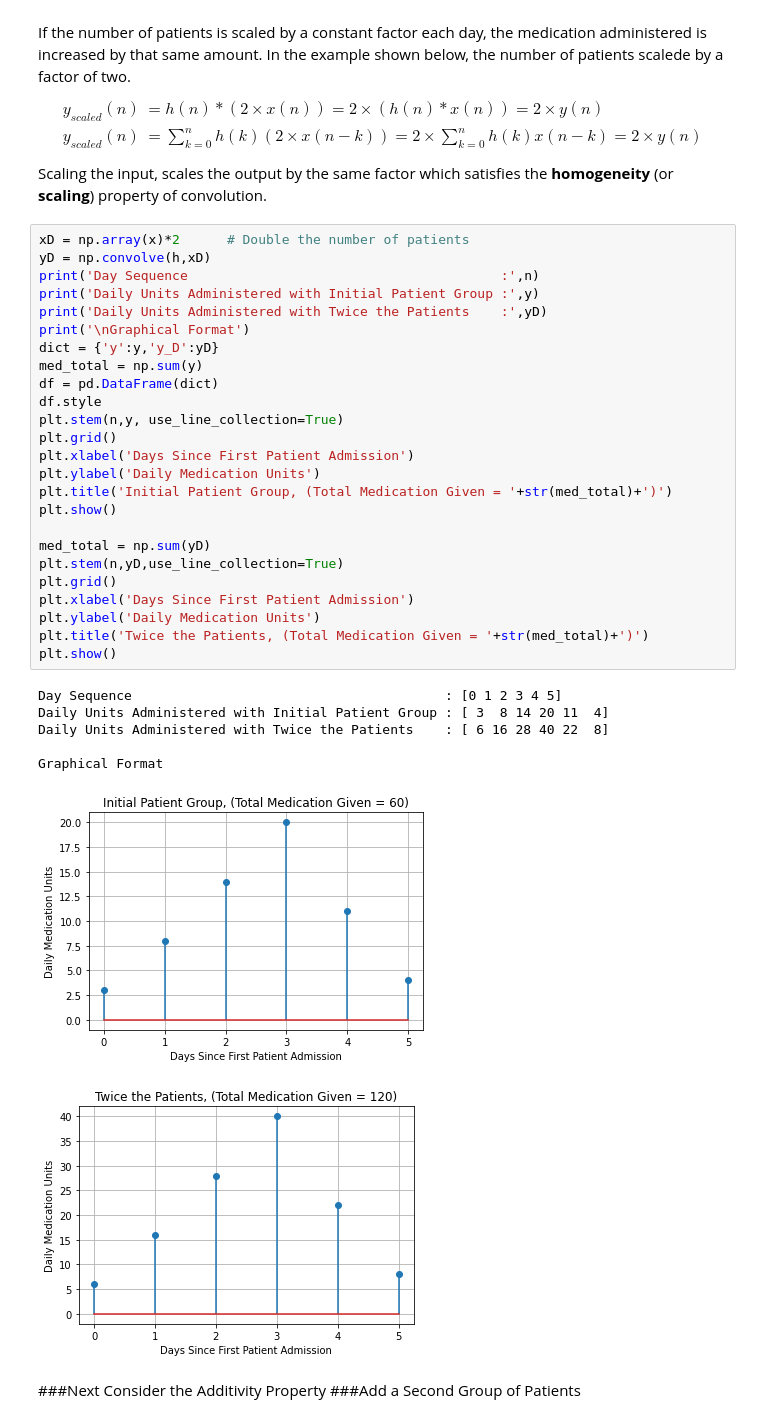
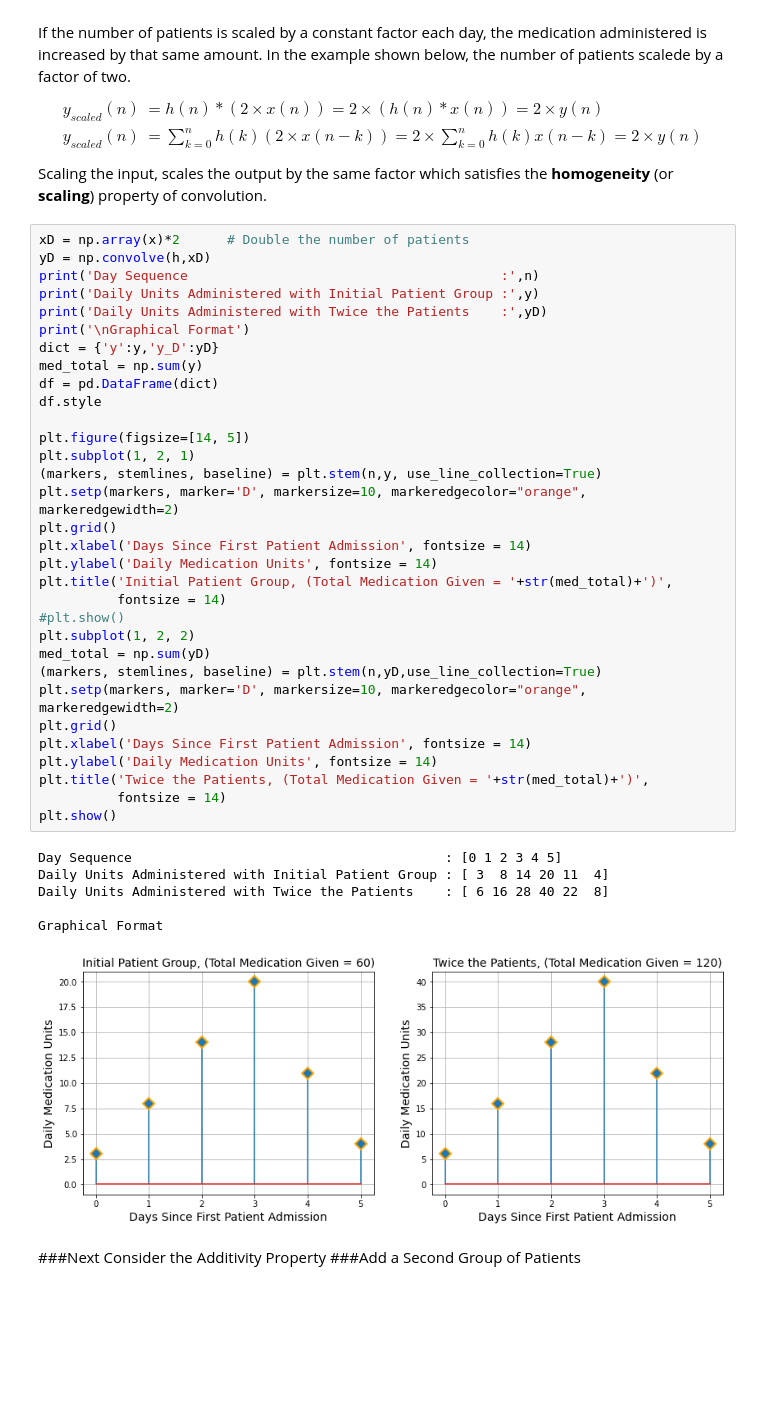
Before and after one commit to Domenikos/Digital_Convolution, a Jupyter notebook: Digital_Convolution.ipynb, the cells around one changed output. Saved outputs shown, nothing was run; the diff lists cells and outputs as text; blank space fills up the shorter version.

```diff
--- a/Digital_Convolution.ipynb
+++ b/Digital_Convolution.ipynb
@@ -113,36 +121,42 @@ Scaling the input, scales the output by the same factor which satisfies the **ho
 # %%
 xD = np.array(x)*2      # Double the number of patients
 yD = np.convolve(h,xD)
 print('Day Sequence                                        :',n)
 print('Daily Units Administered with Initial Patient Group :',y)
 print('Daily Units Administered with Twice the Patients    :',yD)
 print('\nGraphical Format')
 dict = {'y':y,'y_D':yD}
 med_total = np.sum(y)
 df = pd.DataFrame(dict)
 df.style
-plt.stem(n,y, use_line_collection=True)
+
+plt.figure(figsize=[14, 5])
+plt.subplot(1, 2, 1)
+(markers, stemlines, baseline) = plt.stem(n,y, use_line_collection=True)
+plt.setp(markers, marker='D', markersize=10, markeredgecolor="orange", markeredgewidth=2)
 plt.grid()
-plt.xlabel('Days Since First Patient Admission')
-plt.ylabel('Daily Medication Units')
-plt.title('Initial Patient Group, (Total Medication Given = '+str(med_total)+')')
+plt.xlabel('Days Since First Patient Admission', fontsize = 14)
+plt.ylabel('Daily Medication Units', fontsize = 14)
+plt.title('Initial Patient Group, (Total Medication Given = '+str(med_total)+')',
+          fontsize = 14)
+#plt.show()
+plt.subplot(1, 2, 2)
+med_total = np.sum(yD)
+(markers, stemlines, baseline) = plt.stem(n,yD,use_line_collection=True)
+plt.setp(markers, marker='D', markersize=10, markeredgecolor="orange", markeredgewidth=2)
+plt.grid()
+plt.xlabel('Days Since First Patient Admission', fontsize = 14)
+plt.ylabel('Daily Medication Units', fontsize = 14)
+plt.title('Twice the Patients, (Total Medication Given = '+str(med_total)+')',
+          fontsize = 14)
 plt.show()
-
-med_total = np.sum(yD)
-plt.stem(n,yD,use_line_collection=True)
-plt.grid()
-plt.xlabel('Days Since First Patient Admission')
-plt.ylabel('Daily Medication Units')
-plt.title('Twice the Patients, (Total Medication Given = '+str(med_total)+')')
-plt.show()
 # %% [output]
 Day Sequence                                        : [0 1 2 3 4 5]
 Daily Units Administered with Initial Patient Group : [ 3  8 14 20 11  4]
 Daily Units Administered with Twice the Patients    : [ 6 16 28 40 22  8]
 
 Graphical Format
-[figure, old version]
+[figure, new version]
-[figure, removed]
 # %% [markdown]
 ###Next Consider the Additivity Property
 ###Add a Second Group of Patients
```
Also changed, not shown: parts of 17 cells of this notebook.
